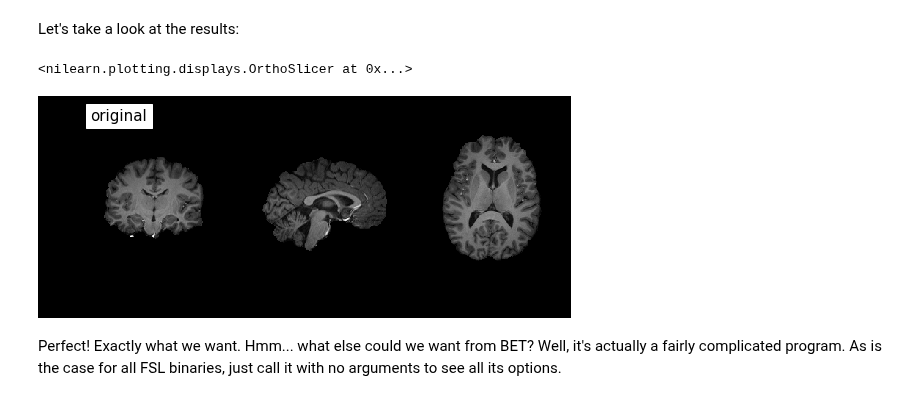
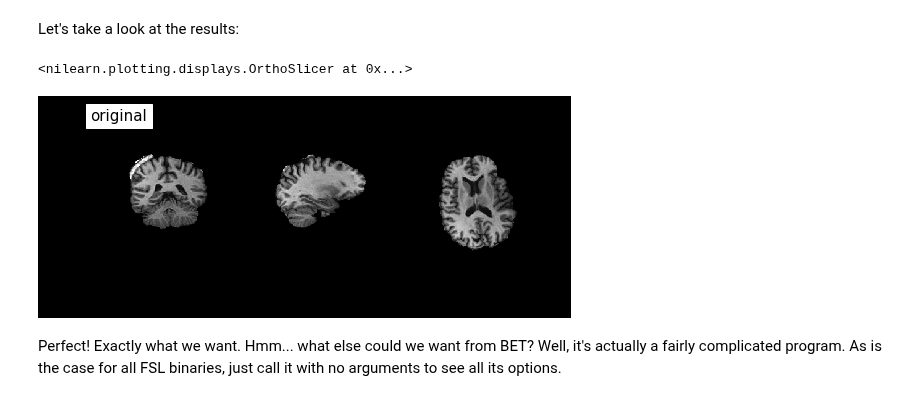
Before and after one commit to miykael/nipype_tutorial, a Jupyter notebook: notebooks/basic_interfaces.ipynb, the cells around one changed output. Drawn from its saved outputs; the diff is of its cells as text; code cells hidden in the pictures.

```diff
--- a/notebooks/basic_interfaces.ipynb
+++ b/notebooks/basic_interfaces.ipynb
@@ -30,11 +30,11 @@ bet ${FILENAME}.nii.gz ${FILENAME}_bet.nii.gz
 # %% [markdown]
 Let's take a look at the results:
 # %%
-plot_anat('/data/ds102/sub-01/anat/sub-01_T1w_bet.nii.gz', title='original',
+plot_anat('/data/ds000114/sub-01/anat/sub-01_T1w_bet.nii.gz', title='original',
           display_mode='ortho', dim=-1, draw_cross=False, annotate=False)
 # %% [output]
 <nilearn.plotting.displays.OrthoSlicer at 0x...>
-[figure, old version]
+[figure, new version]
 # %% [markdown]
 Perfect! Exactly what we want. Hmm... what else could we want from BET? Well, it's actually a fairly complicated program. As is the case for all FSL binaries, just call it with no arguments to see all its options.
 # %%
```
Also changed, not shown: parts of 16 cells of this notebook, 2 other files.
